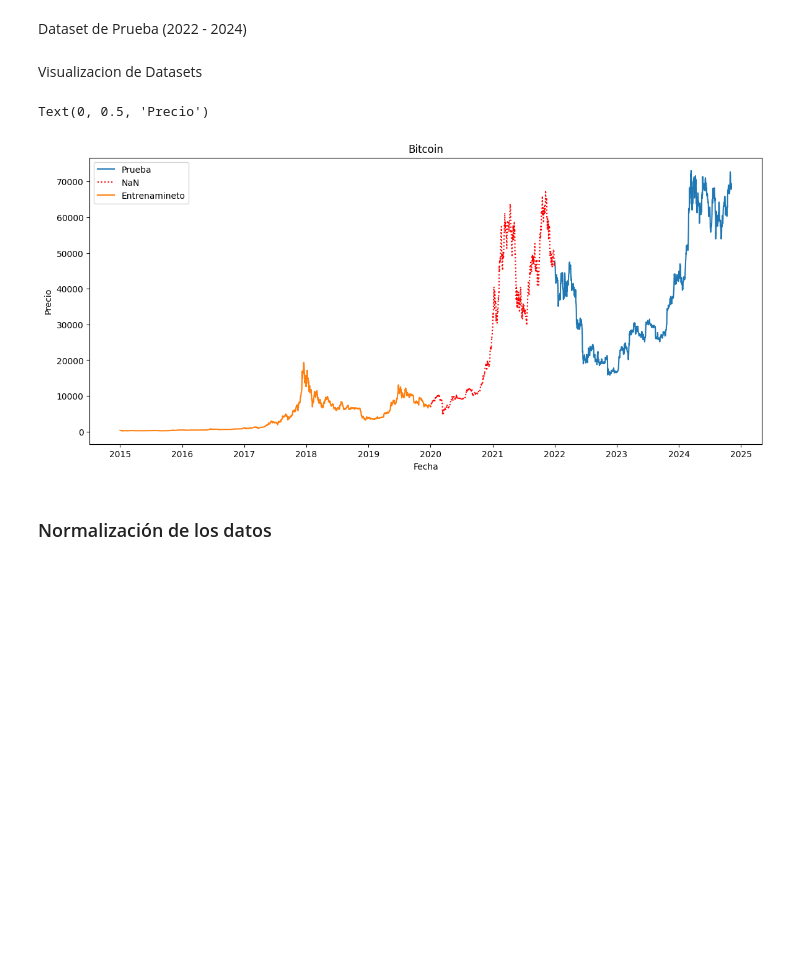
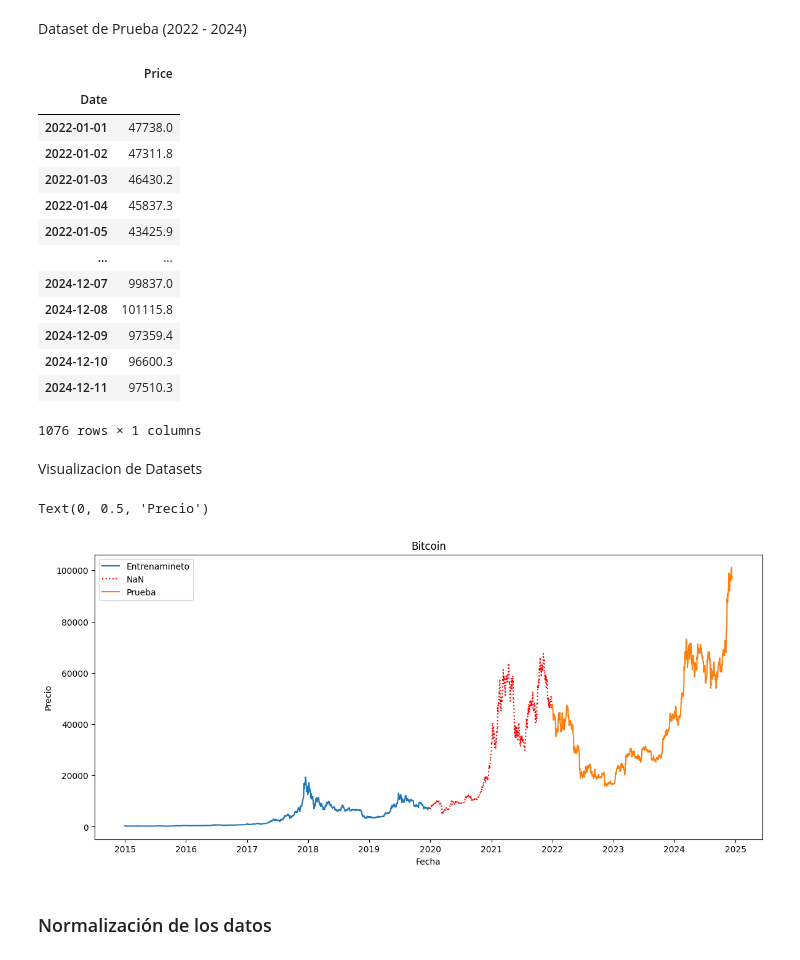
Before and after one commit to 3lC0ri4E/TrabajoTerminalB128, a Jupyter notebook: CryptoPredictModel/TechnicalAnalysisRNN.ipynb, the cells around one changed output. Saved outputs shown, nothing was run; the diff lists cells and outputs as text; code cells hidden in the pictures; blank space fills up the shorter version.

```diff
--- a/CryptoPredictModel/TechnicalAnalysisRNN.ipynb
+++ b/CryptoPredictModel/TechnicalAnalysisRNN.ipynb
@@ -95,20 +95,36 @@ train_set = bp[:'2019'].iloc[:,[0]]
 Dataset de Prueba (2022 - 2024)
 # %%
 test_set = bp['2022':].iloc[:,[0]]
+test_set
 # validation_set_target = to_categorical(bp['2022':'2023'].iloc[:,[6]], num_classes=3)
+# %% [output]
+|  | Price |
+| Date |  |
+| 2022-01-01 | 47738.0 |
+| 2022-01-02 | 47311.8 |
+| 2022-01-03 | 46430.2 |
+| 2022-01-04 | 45837.3 |
+| 2022-01-05 | 43425.9 |
+| ... | ... |
+| 2024-12-07 | 99837.0 |
+| 2024-12-08 | 101115.8 |
+| 2024-12-09 | 97359.4 |
+| 2024-12-10 | 96600.3 |
+| 2024-12-11 | 97510.3 |
+1076 rows × 1 columns
 # %% [markdown]
 Visualizacion de Datasets
 # %%
 plt.figure(figsize=(14,6))
 plt.title("Bitcoin")
+sns.lineplot(x="Date", y="Price", data=train_set, label="Entrenamineto")
+sns.lineplot(x="Date", y="Price", data=bp['2020':'2021'].iloc[:,[0]], label="NaN",linestyle='dotted', color='red')
 sns.lineplot(x="Date", y="Price", data=test_set, label="Prueba")
-sns.lineplot(x="Date", y="Price", data=bp['2020':'2021'].iloc[:,[0]], label="NaN",linestyle='dotted', color='red')
-sns.lineplot(x="Date", y="Price", data=train_set, label="Entrenamineto")
 plt.xlabel("Fecha")
 plt.ylabel("Precio")
 # %% [output]
 Text(0, 0.5, 'Precio')
-[figure, old version]
+[figure, new version]
 # %% [markdown]
 ### Normalización de los datos
 # %%
```
Also changed, not shown: parts of 10 cells of this notebook, 11 other files.
